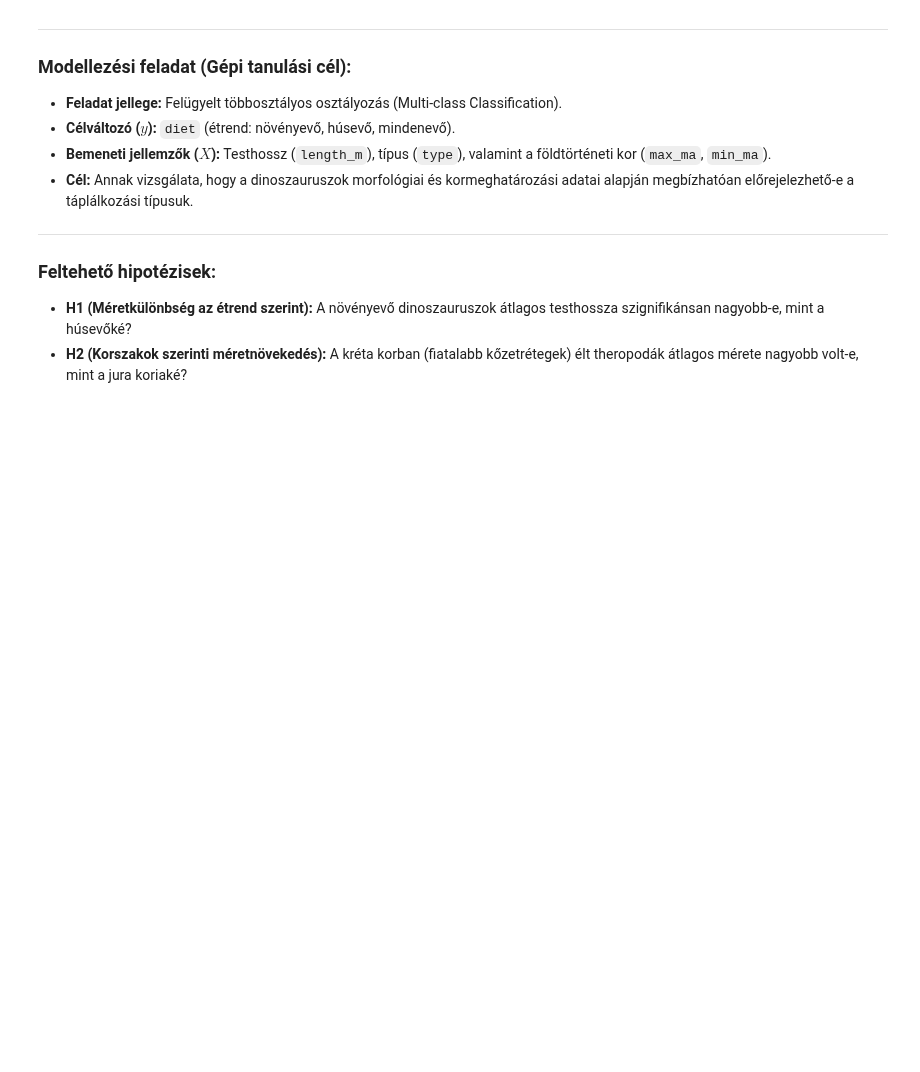
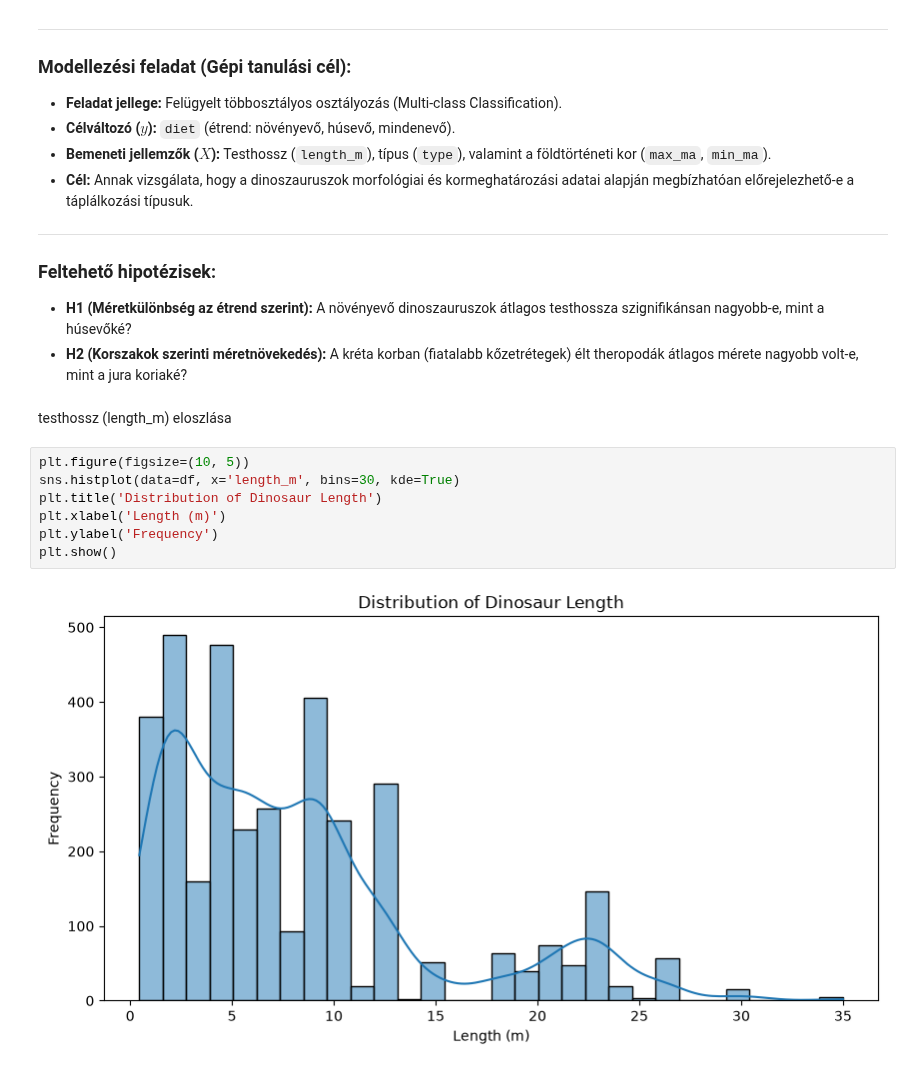
Before and after one commit to MTZBRN/dino-project, a Jupyter notebook: dino_project.ipynb, the cells around one changed output. Saved outputs shown, nothing was run; the diff lists cells and outputs as text; blank space fills up the shorter version.

```diff
--- a/dino_project.ipynb
+++ b/dino_project.ipynb
@@ -143,3 +143,14 @@ Az adathalmaz összesen **4951 sorból** és **12 oszlopból** áll.
 ### Feltehető hipotézisek:
 * **H1 (Méretkülönbség az étrend szerint):** A növényevő dinoszauruszok átlagos testhossza szignifikánsan nagyobb-e, mint a húsevőké?
 * **H2 (Korszakok szerinti méretnövekedés):** A kréta korban (fiatalabb kőzetrétegek) élt theropodák átlagos mérete nagyobb volt-e, mint a jura koriaké?
+# %% [markdown]
+testhossz (length_m) eloszlása
+# %%
+plt.figure(figsize=(10, 5))
+sns.histplot(data=df, x='length_m', bins=30, kde=True)
+plt.title('Distribution of Dinosaur Length')
+plt.xlabel('Length (m)')
+plt.ylabel('Frequency')
+plt.show()
+# %% [output]
+[figure, added]
```
Also changed, not shown: parts of 4 cells of this notebook.
